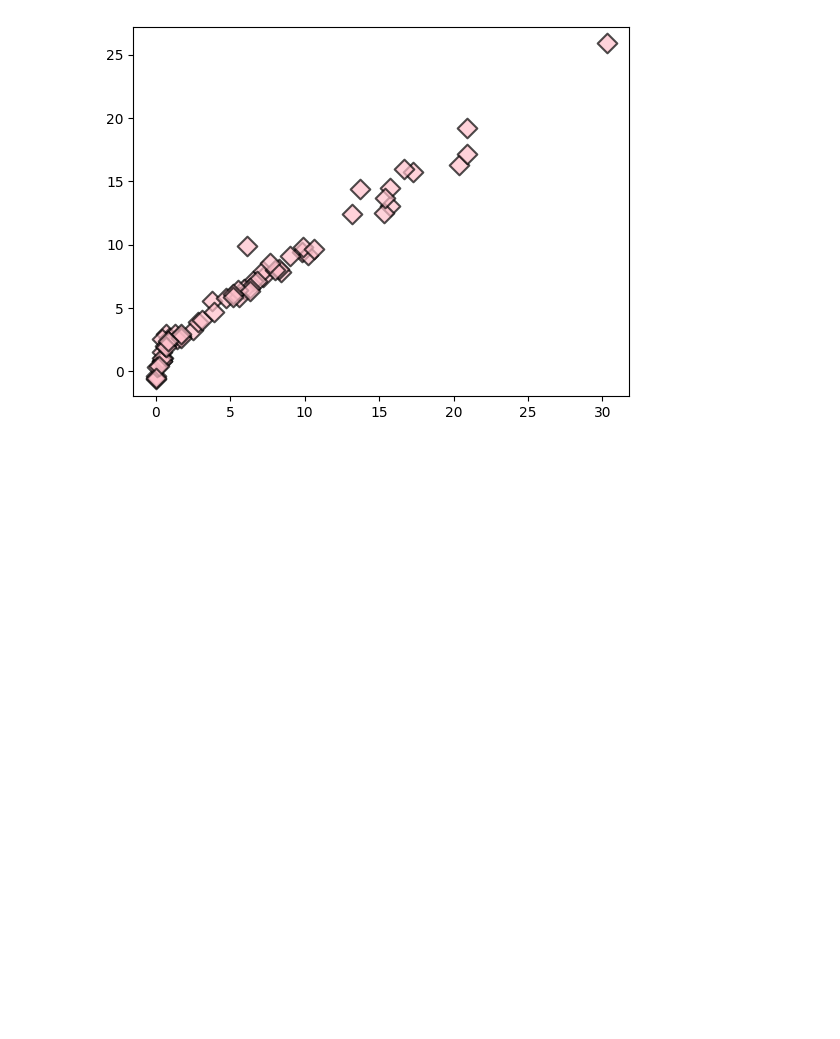
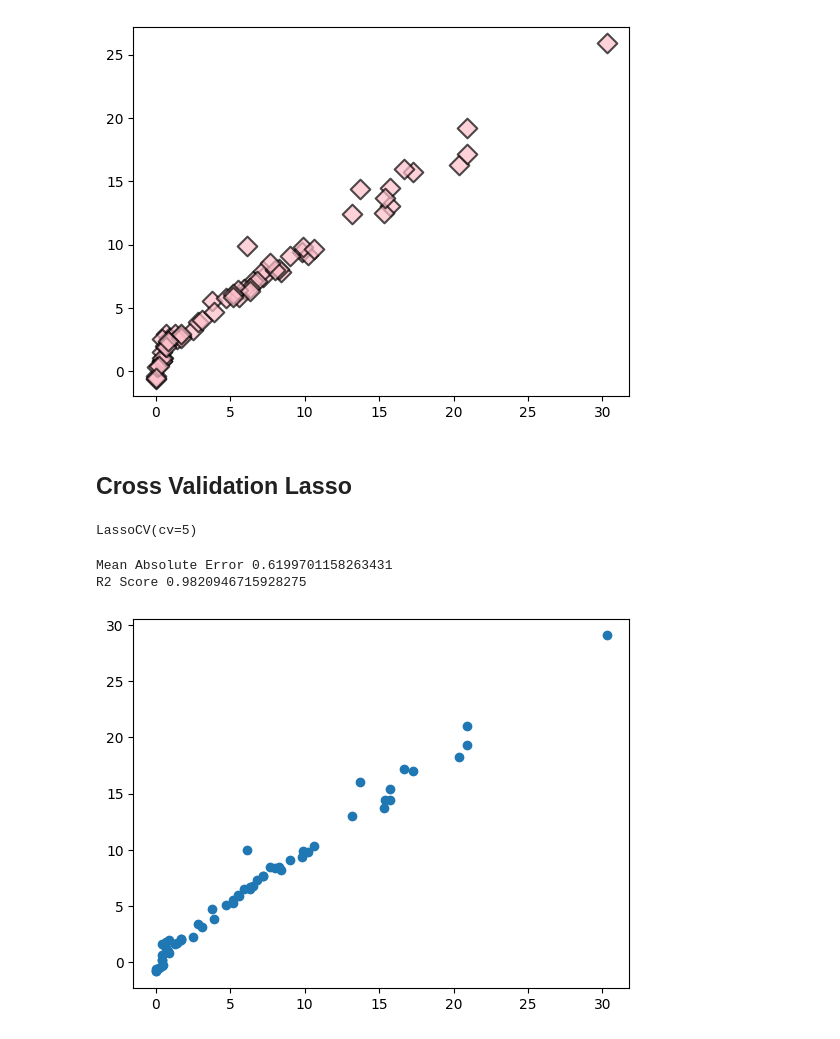
Before and after one commit to kunalkaushik1982/ml-regression, a Jupyter notebook: ModelTraining.ipynb, the cells around one changed output. Cells and saved outputs as stored; diff of their text form; code cells hidden in the pictures; blank space fills up the shorter version.

Commit message:
Cross Validation

```diff
--- a/ModelTraining.ipynb
+++ b/ModelTraining.ipynb
@@ -271,3 +271,22 @@ Mean Absolute Error 1.133175994914409
 R2 Score 0.9492020263112388
 <matplotlib.collections.PathCollection at 0x...>
 [figure]
+# %% [markdown]
+## Cross Validation Lasso
+# %%
+from sklearn.linear_model import LassoCV
+lassocv=LassoCV(cv=5)
+lassocv.fit(X_train_scaled,y_train)
+# %% [output]
+LassoCV(cv=5)
+# %%
+y_pred=lassocv.predict(X_test_scaled)
+plt.scatter(y_test,y_pred)
+mae=mean_absolute_error(y_test,y_pred)
+score=r2_score(y_test,y_pred)
+print("Mean Absolute Error",mae)
+print("R2 Score",score)
+# %% [output]
+Mean Absolute Error 0.6199701158263431
+R2 Score 0.9820946715928275
+[figure, added]
```
